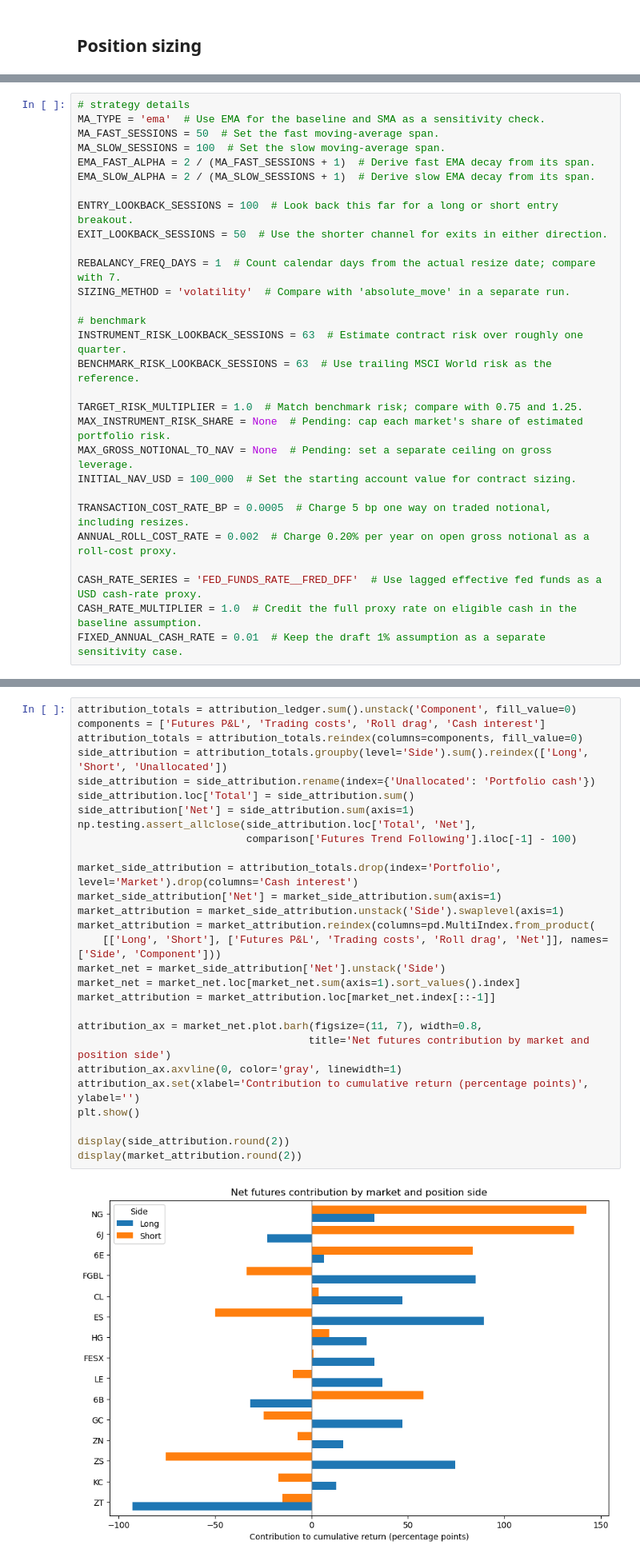
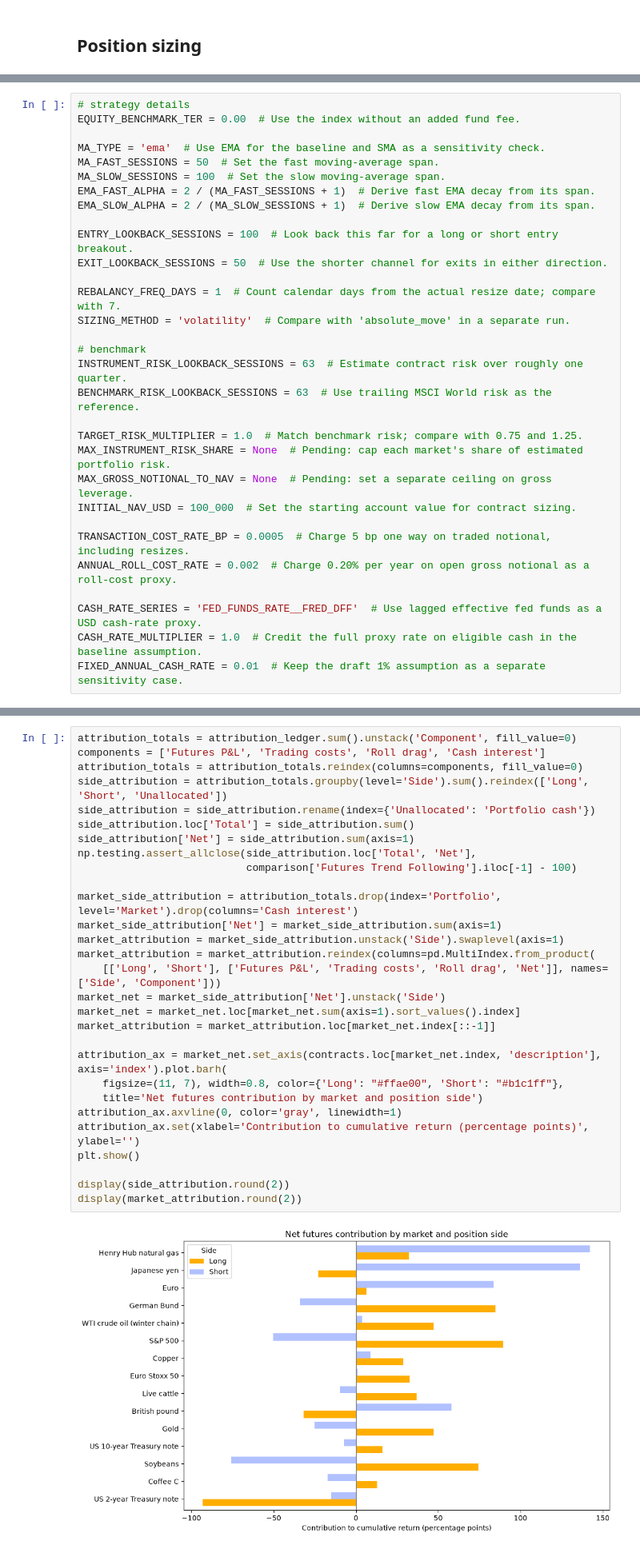
Before and after one commit to giacomomaggiore/financial-analyses, a Jupyter notebook: 05_trend_following_futures.ipynb, the cells around one changed output, grey strips where cells are left out. Shown at 80% size. Saved outputs shown, nothing was run; the diff lists cells and outputs as text.

```diff
--- a/05_trend_following_futures.ipynb
+++ b/05_trend_following_futures.ipynb
@@ -210,6 +210,8 @@ $$
 **Sensitivity.** Keep the guide baseline separate from the draft 50/200 EMA and 20/20 channel settings. Use a common evaluation window and warm-up across variants; the current data audit's 100-session lookback allowance must be revisited before testing the 200-session EMA. The comparison uses the baseline settings. Parameters marked `None` are not modeled in this run.
 # %%
 # strategy details
+EQUITY_BENCHMARK_TER = 0.00  # Use the index without an added fund fee.
+
 MA_TYPE = 'ema'  # Use EMA for the baseline and SMA as a sensitivity check.
 MA_FAST_SESSIONS = 50  # Set the fast moving-average span.
 MA_SLOW_SESSIONS = 100  # Set the slow moving-average span.
@@ -1005,33 +1170,34 @@ Futures P&L and the roll-cost proxy follow the position held into each mark. Tra
 # %%
 attribution_totals = attribution_ledger.sum().unstack('Component', fill_value=0)
 components = ['Futures P&L', 'Trading costs', 'Roll drag', 'Cash interest']
 attribution_totals = attribution_totals.reindex(columns=components, fill_value=0)
 side_attribution = attribution_totals.groupby(level='Side').sum().reindex(['Long', 'Short', 'Unallocated'])
 side_attribution = side_attribution.rename(index={'Unallocated': 'Portfolio cash'})
 side_attribution.loc['Total'] = side_attribution.sum()
 side_attribution['Net'] = side_attribution.sum(axis=1)
 np.testing.assert_allclose(side_attribution.loc['Total', 'Net'],
                            comparison['Futures Trend Following'].iloc[-1] - 100)
 
 market_side_attribution = attribution_totals.drop(index='Portfolio', level='Market').drop(columns='Cash interest')
 market_side_attribution['Net'] = market_side_attribution.sum(axis=1)
 market_attribution = market_side_attribution.unstack('Side').swaplevel(axis=1)
 market_attribution = market_attribution.reindex(columns=pd.MultiIndex.from_product(
     [['Long', 'Short'], ['Futures P&L', 'Trading costs', 'Roll drag', 'Net']], names=['Side', 'Component']))
 market_net = market_side_attribution['Net'].unstack('Side')
 market_net = market_net.loc[market_net.sum(axis=1).sort_values().index]
 market_attribution = market_attribution.loc[market_net.index[::-1]]
 
-attribution_ax = market_net.plot.barh(figsize=(11, 7), width=0.8,
-                                     title='Net futures contribution by market and position side')
+attribution_ax = market_net.set_axis(contracts.loc[market_net.index, 'description'], axis='index').plot.barh(
+    figsize=(11, 7), width=0.8, color={'Long': "#ffae00", 'Short': "#b1c1ff"},
+    title='Net futures contribution by market and position side')
 attribution_ax.axvline(0, color='gray', linewidth=1)
 attribution_ax.set(xlabel='Contribution to cumulative return (percentage points)', ylabel='')
 plt.show()
 
 display(side_attribution.round(2))
 display(market_attribution.round(2))
 # %% [output]
-[figure, old version]
+[figure, new version]
 | Component | Futures P&L | Trading costs | Roll drag | Cash interest | Net |
 | Side |  |  |  |  |  |
 | Long | 629.71 | -209.31 | -59.28 | 0.00 | 361.11 |
```
Also changed, not shown: parts of 12 cells of this notebook, 7 other files.
